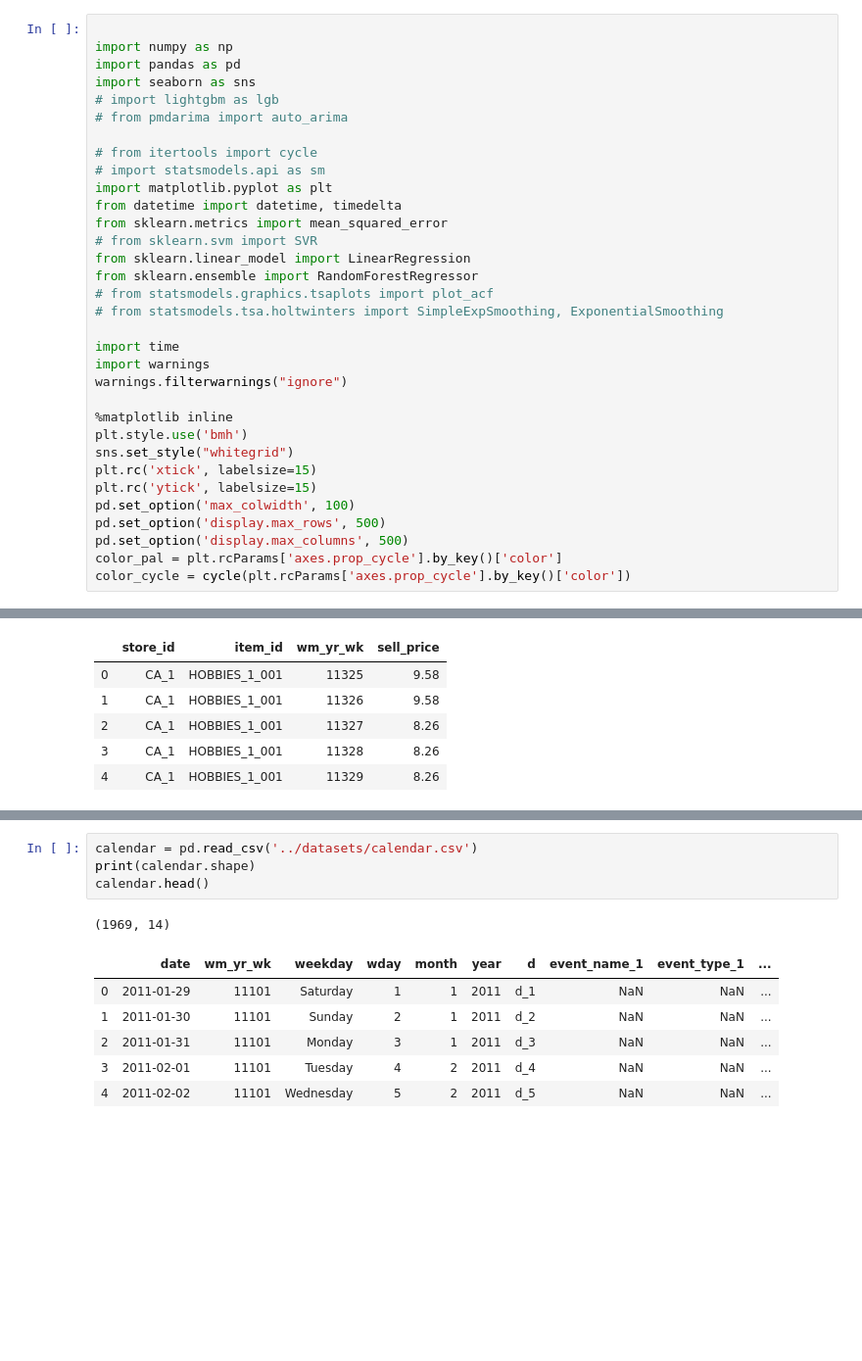
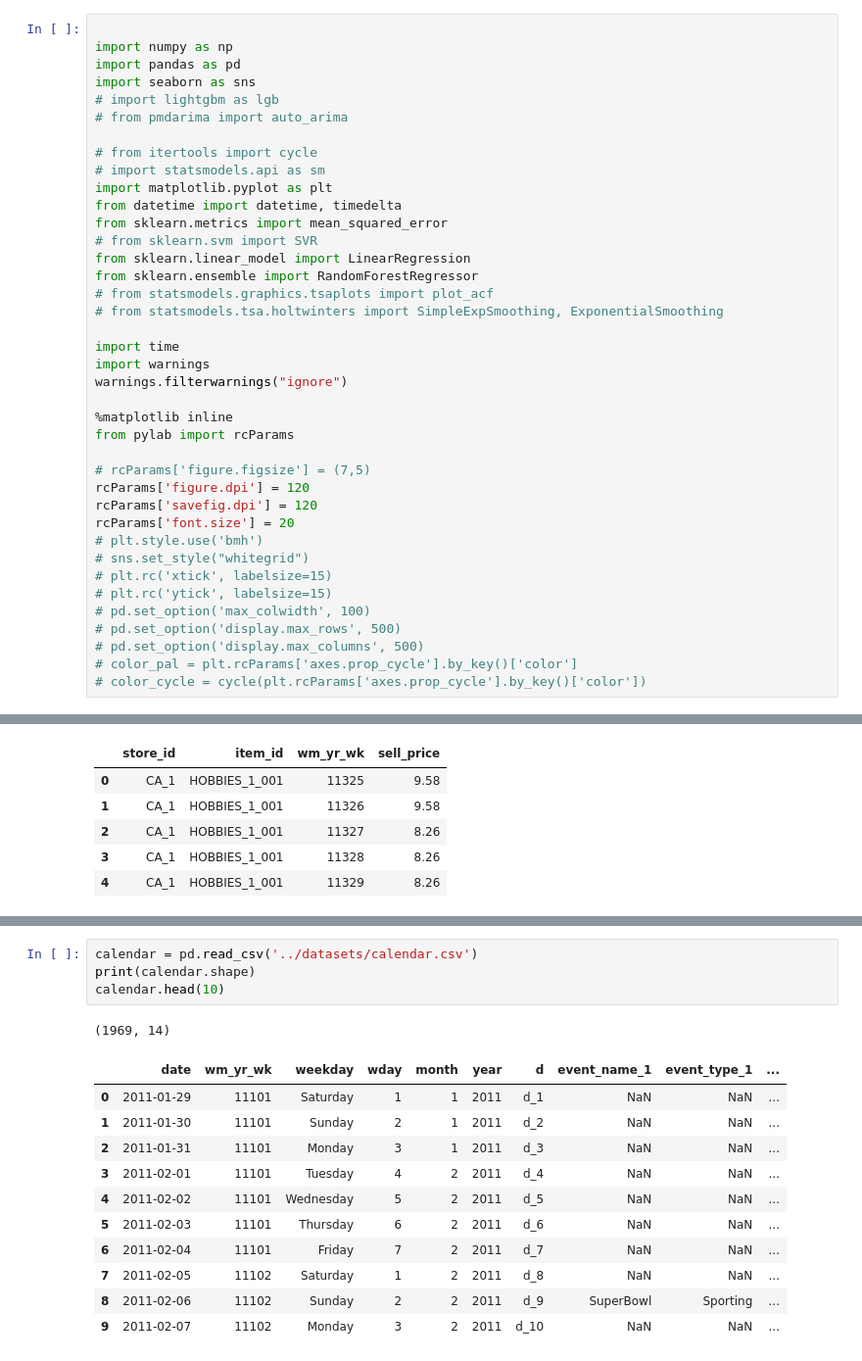
Before and after one commit to TOMMYWHY/158_755DataScience, a Jupyter notebook: project3/M5/notebook/testing.ipynb, the cells around one changed output, grey strips where cells are left out. Shown at 98% size. Saved outputs shown, nothing was run; the diff lists cells and outputs as text; blank space fills up the shorter version.

```diff
--- a/project3/M5/notebook/testing.ipynb
+++ b/project3/M5/notebook/testing.ipynb
@@ -24,15 +24,21 @@ import warnings
 warnings.filterwarnings("ignore")
 
 %matplotlib inline
-plt.style.use('bmh')
-sns.set_style("whitegrid")
-plt.rc('xtick', labelsize=15)
-plt.rc('ytick', labelsize=15)
-pd.set_option('max_colwidth', 100)
-pd.set_option('display.max_rows', 500)
-pd.set_option('display.max_columns', 500)
-color_pal = plt.rcParams['axes.prop_cycle'].by_key()['color']
-color_cycle = cycle(plt.rcParams['axes.prop_cycle'].by_key()['color'])
+from pylab import rcParams
+
+# rcParams['figure.figsize'] = (7,5)
+rcParams['figure.dpi'] = 120
+rcParams['savefig.dpi'] = 120
+rcParams['font.size'] = 20
+# plt.style.use('bmh')
+# sns.set_style("whitegrid")
+# plt.rc('xtick', labelsize=15)
+# plt.rc('ytick', labelsize=15)
+# pd.set_option('max_colwidth', 100)
+# pd.set_option('display.max_rows', 500)
+# pd.set_option('display.max_columns', 500)
+# color_pal = plt.rcParams['axes.prop_cycle'].by_key()['color']
+# color_cycle = cycle(plt.rcParams['axes.prop_cycle'].by_key()['color'])
 # %%
 data = pd.read_csv('../datasets/sales_train_validation.csv')
 print(data.shape)
@@ -62,12 +80,17 @@ sell_prices.head()
 # %%
 calendar = pd.read_csv('../datasets/calendar.csv')
 print(calendar.shape)
-calendar.head()
+calendar.head(10)
 # %% [output]
 (1969, 14)
 |  | date | wm_yr_wk | weekday | wday | month | year | d | event_name_1 | event_type_1 | ... |
 | 0 | 2011-01-29 | 11101 | Saturday | 1 | 1 | 2011 | d_1 | NaN | NaN | ... |
 | 1 | 2011-01-30 | 11101 | Sunday | 2 | 1 | 2011 | d_2 | NaN | NaN | ... |
 | 2 | 2011-01-31 | 11101 | Monday | 3 | 1 | 2011 | d_3 | NaN | NaN | ... |
 | 3 | 2011-02-01 | 11101 | Tuesday | 4 | 2 | 2011 | d_4 | NaN | NaN | ... |
 | 4 | 2011-02-02 | 11101 | Wednesday | 5 | 2 | 2011 | d_5 | NaN | NaN | ... |
+| 5 | 2011-02-03 | 11101 | Thursday | 6 | 2 | 2011 | d_6 | NaN | NaN | ... |
+| 6 | 2011-02-04 | 11101 | Friday | 7 | 2 | 2011 | d_7 | NaN | NaN | ... |
+| 7 | 2011-02-05 | 11102 | Saturday | 1 | 2 | 2011 | d_8 | NaN | NaN | ... |
+| 8 | 2011-02-06 | 11102 | Sunday | 2 | 2 | 2011 | d_9 | SuperBowl | Sporting | ... |
+| 9 | 2011-02-07 | 11102 | Monday | 3 | 2 | 2011 | d_10 | NaN | NaN | ... |
```
Also changed, not shown: parts of 37 cells of this notebook, 5 other files.
